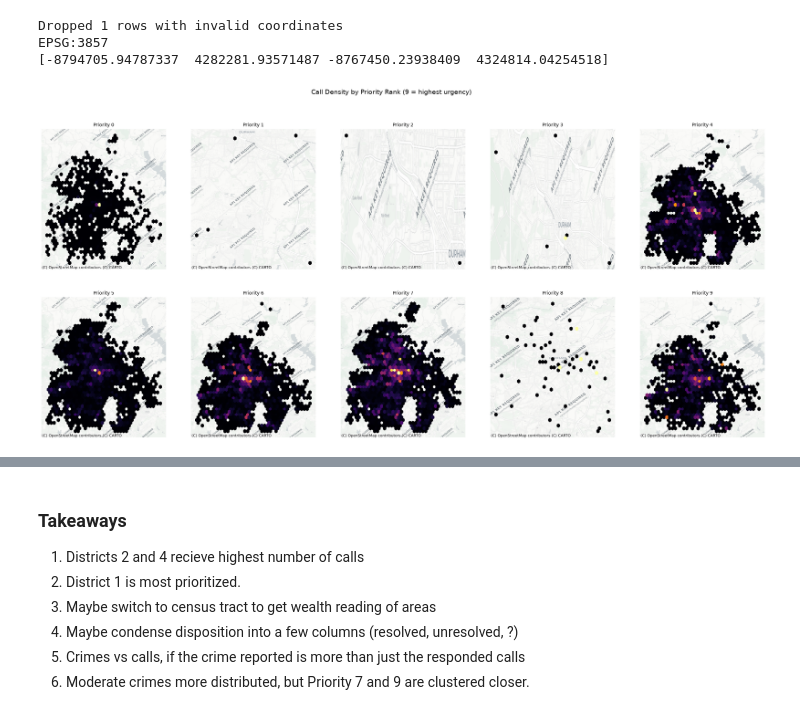
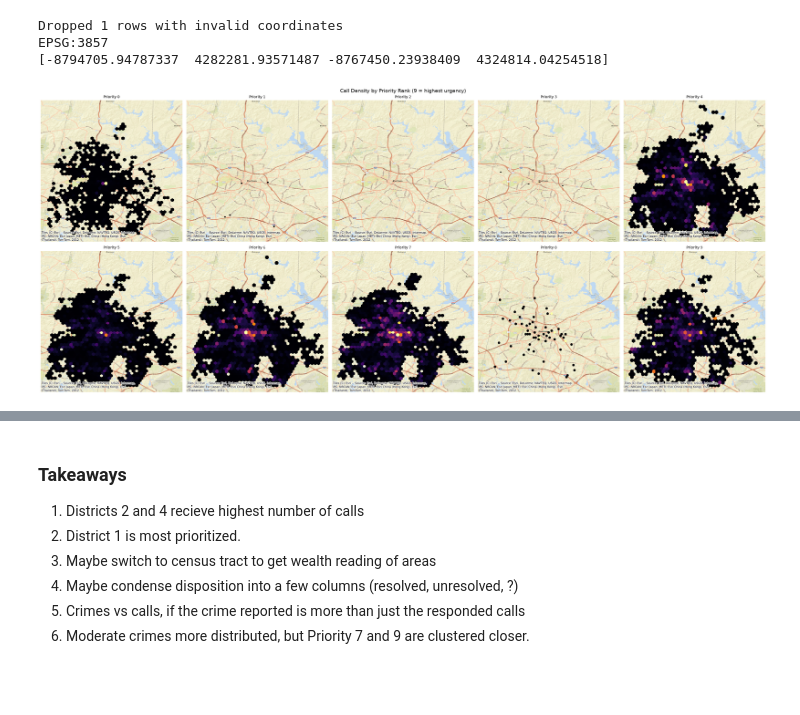
Before and after one commit to colbyrobbins/data-storytelling-project, a Jupyter notebook: notebooks/preliminary-eda-colby.ipynb, the cells around one changed output, grey strips where cells are left out. Cells and saved outputs as stored; diff of their text form; code cells hidden in the pictures; blank space fills up the shorter version.

Commit message:
add new visualization and use Esri for maps

```diff
--- a/notebooks/preliminary-eda-colby.ipynb
+++ b/notebooks/preliminary-eda-colby.ipynb
@@ -218,3 +218,17 @@ Data columns (total 14 columns):
  13  date         207383 non-null  object
 dtypes: category(3), datetime64[us](1), float64(2), int32(1), int64(2), object(1), period[M](1), str(3)
 memory usage: 19.0+ MB
+# %%
+crime_report = ['Incident Report', 'CIT - Incident Report']
+other_report = ['Accident Report', 'Property Report']
+
+def categorize_disposition(d):
+    if d in crime_report:
+        return 'Crime Report'
+    elif d in other_report:
+        return 'Other Report'
+    else:
+        return 'No Report'
+
+df['report_category'] = df['Disposition'].apply(categorize_disposition)
+df['resulted_in_report'] = df['report_category'] == 'Crime Report'
@@ -287,25 +309,38 @@ EPSG:3857
 # %%
 gdf_valid = gdf.dropna(subset=['Priority'])
 priorities = sorted(gdf_valid['Priority'].unique())
+
+# Lock every panel to the SAME extent, taken from the full valid dataset —
+# this is what forces consistent zoom/area across all subplots
+xmin, ymin, xmax, ymax = gdf_valid.total_bounds
+pad_x = (xmax - xmin) * 0.05
+pad_y = (ymax - ymin) * 0.05
+xmin, xmax = xmin - pad_x, xmax + pad_x
+ymin, ymax = ymin - pad_y, ymax + pad_y
 
 ncols = 5
 nrows = -(-len(priorities) // ncols)  # ceil division
 
 fig, axes = plt.subplots(nrows, ncols, figsize=(28, 12))
 axes = axes.flatten()
 
 for ax, p in zip(axes, priorities):
     group = gdf_valid[gdf_valid['Priority'] == p]
     ax.hexbin(group.geometry.x, group.geometry.y, gridsize=40, cmap='inferno', mincnt=1)
-    ctx.add_basemap(ax, source=ctx.providers.CartoDB.Positron)
+
+    # Force identical extent on every panel — must be set BEFORE add_basemap
+    ax.set_xlim(xmin, xmax)
+    ax.set_ylim(ymin, ymax)
+
+    ctx.add_basemap(ax, source=ctx.providers.Esri.WorldStreetMap)
     ax.set_axis_off()
     ax.set_title(f'Priority {int(p)}', fontsize=10)
 
 for ax in axes[len(priorities):]:
     ax.axis('off')
 
 fig.suptitle('Call Density by Priority Rank (9 = highest urgency)', fontsize=14)
-
+plt.tight_layout()
 plt.show()
 # %% [output]
-[figure, old version]
+[figure, new version]
```
Also changed, not shown: parts of 5 cells of this notebook, 2 other files.
